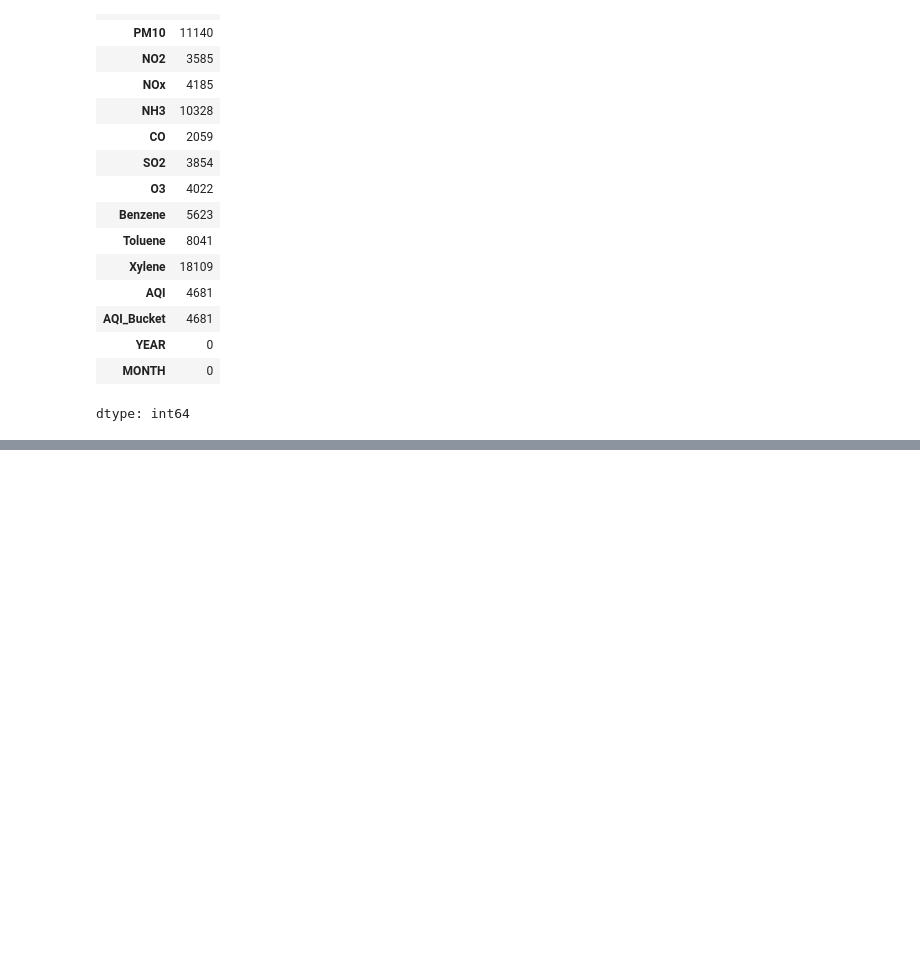
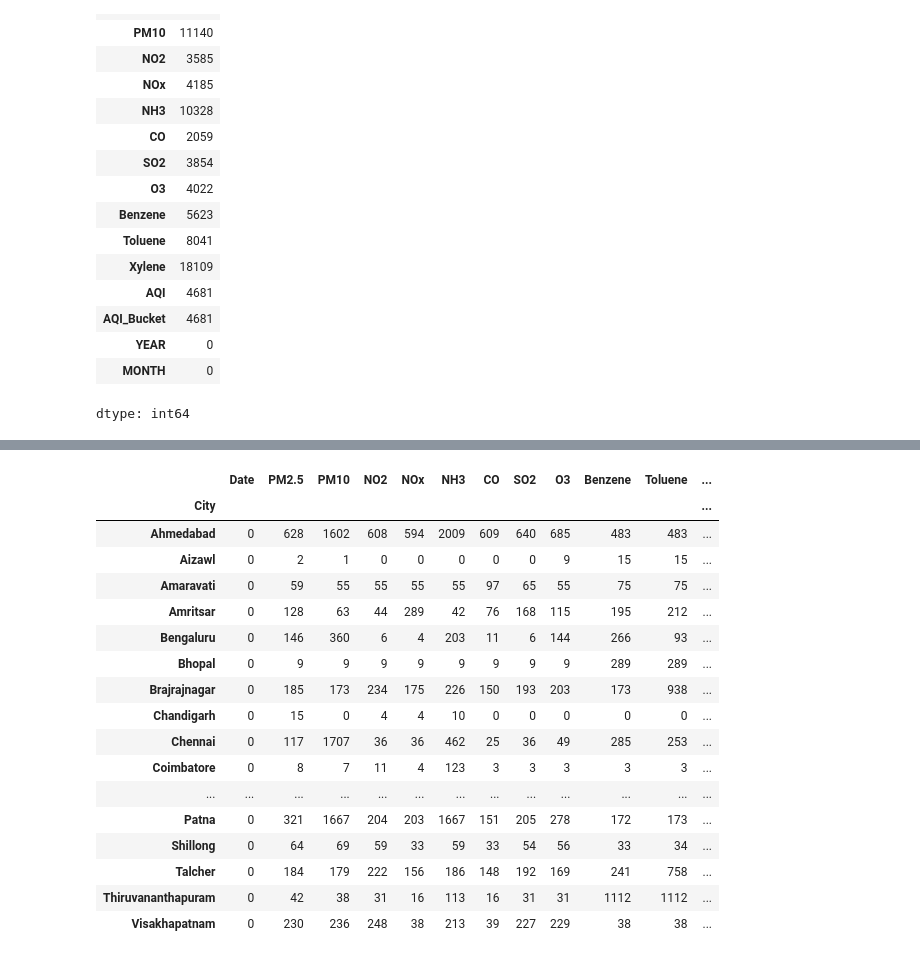
Before and after one commit to nawazullakhankayani-cadiff/St20329043_CMP7005_PRAC1.ipynb, a Jupyter notebook: St20329043_CMP7005_PRAC1.ipynb, the cells around one changed output, grey strips where cells are left out. Saved outputs shown, nothing was run; the diff lists cells and outputs as text; code cells hidden in the pictures; blank space fills up the shorter version.

```diff
--- a/St20329043_CMP7005_PRAC1.ipynb
+++ b/St20329043_CMP7005_PRAC1.ipynb
@@ -397,0 +414,26 @@ dtype: int64
+# %%
+missing_values_per_City = (
+    df.groupby('City')
+      .apply(lambda x: x.isnull().sum(), include_groups=False)
+)
+
+missing_values_per_City
+# %% [output]
+|  | Date | PM2.5 | PM10 | NO2 | NOx | NH3 | CO | SO2 | O3 | Benzene | Toluene | ... |
+| City |  |  |  |  |  |  |  |  |  |  |  | ... |
+| Ahmedabad | 0 | 628 | 1602 | 608 | 594 | 2009 | 609 | 640 | 685 | 483 | 483 | ... |
+| Aizawl | 0 | 2 | 1 | 0 | 0 | 0 | 0 | 0 | 9 | 15 | 15 | ... |
+| Amaravati | 0 | 59 | 55 | 55 | 55 | 55 | 97 | 65 | 55 | 75 | 75 | ... |
+| Amritsar | 0 | 128 | 63 | 44 | 289 | 42 | 76 | 168 | 115 | 195 | 212 | ... |
+| Bengaluru | 0 | 146 | 360 | 6 | 4 | 203 | 11 | 6 | 144 | 266 | 93 | ... |
+| Bhopal | 0 | 9 | 9 | 9 | 9 | 9 | 9 | 9 | 9 | 289 | 289 | ... |
+| Brajrajnagar | 0 | 185 | 173 | 234 | 175 | 226 | 150 | 193 | 203 | 173 | 938 | ... |
+| Chandigarh | 0 | 15 | 0 | 4 | 4 | 10 | 0 | 0 | 0 | 0 | 0 | ... |
+| Chennai | 0 | 117 | 1707 | 36 | 36 | 462 | 25 | 36 | 49 | 285 | 253 | ... |
+| Coimbatore | 0 | 8 | 7 | 11 | 4 | 123 | 3 | 3 | 3 | 3 | 3 | ... |
+| ... | ... | ... | ... | ... | ... | ... | ... | ... | ... | ... | ... | ... |
+| Patna | 0 | 321 | 1667 | 204 | 203 | 1667 | 151 | 205 | 278 | 172 | 173 | ... |
+| Shillong | 0 | 64 | 69 | 59 | 33 | 59 | 33 | 54 | 56 | 33 | 34 | ... |
+| Talcher | 0 | 184 | 179 | 222 | 156 | 186 | 148 | 192 | 169 | 241 | 758 | ... |
+| Thiruvananthapuram | 0 | 42 | 38 | 31 | 16 | 113 | 16 | 31 | 31 | 1112 | 1112 | ... |
+| Visakhapatnam | 0 | 230 | 236 | 248 | 38 | 213 | 39 | 227 | 229 | 38 | 38 | ... |
```
Also changed, not shown: parts of 4 cells of this notebook.
